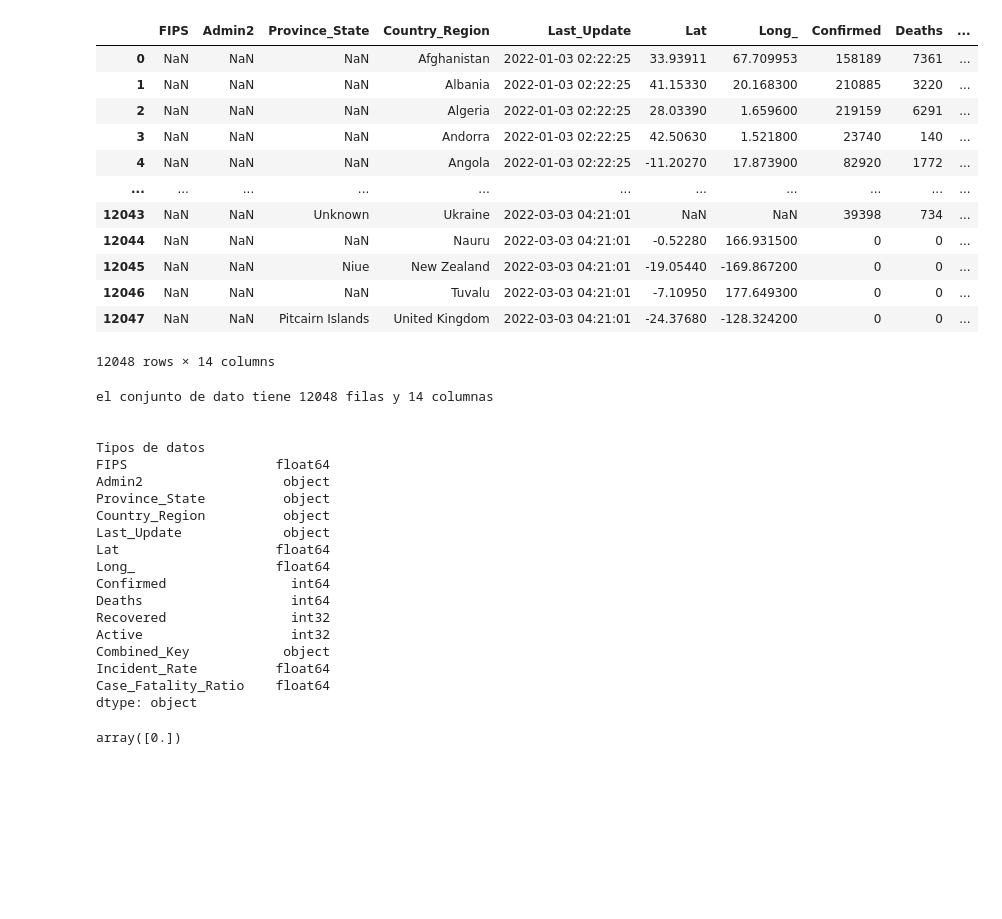
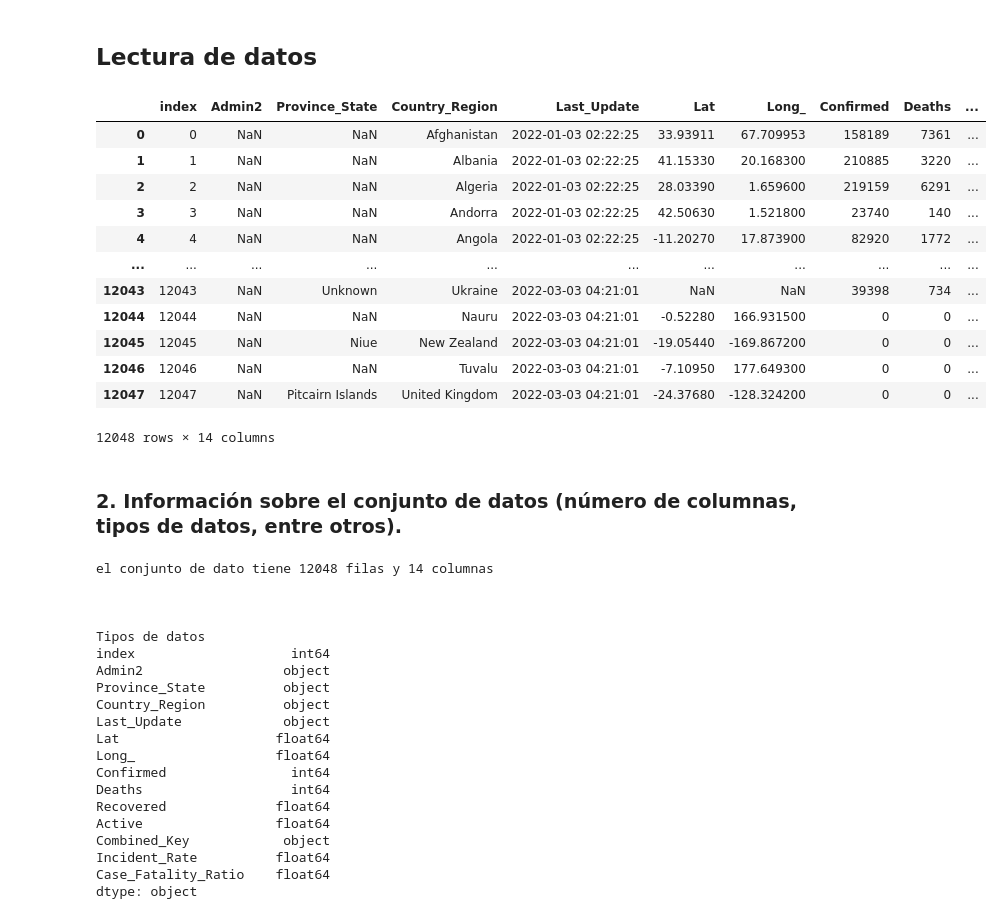
Before and after one commit to AlexisPV/Proyecto_Gestion_datos, a Jupyter notebook: Pinto_gestion.ipynb, the cells around one changed output. Drawn from its saved outputs; the diff is of its cells as text; code cells hidden in the pictures; blank space fills up the shorter version.

```diff
--- a/Pinto_gestion.ipynb
+++ b/Pinto_gestion.ipynb
@@ -4,72 +4,72 @@ import numpy as np
 import datetime
 from datetime import datetime, timedelta
 import pandas as pd
+# %% [markdown]
+## Lectura de datos
 # %%
 
 
 # Obtener la fecha de inicio del usuario
 #fecha_inicio_str = input("Ingrese la fecha de inicio (DD-MM-YYYY): ")
 #fecha_inicio = datetime.strptime(fecha_inicio_str, "%d-%m-%Y")
 
 # Obtener la fecha de fin del usuario
 #fecha_fin_str = input("Ingrese la fecha de fin (DD-MM-YYYY): ")
 #fecha_fin = datetime.strptime(fecha_fin_str, "%d-%m-%Y")
 
 # Definir las dos fechas de inicio y fin
 fecha_inicio = datetime(2022, 2, 1)
 fecha_fin = datetime(2022, 2, 3)
 
 # obtener primera fecha
 link = "https://raw.githubusercontent.com/CSSEGISandData/COVID-19/master/csse_covid_19_data/csse_covid_19_daily_reports/"+fecha_inicio.strftime("%d-%m-%Y")+".csv"
 df = pd.read_csv(link, index_col=0)
 
 # sumar un dia
 fecha_inicio += timedelta(days=1)
 
 # Recorrer todas las fechas en el intervalo
 while fecha_inicio <= fecha_fin:
 
     link = "https://raw.githubusercontent.com/CSSEGISandData/COVID-19/master/csse_covid_19_data/csse_covid_19_daily_reports/"+fecha_inicio.strftime("%d-%m-%Y")+".csv"
     df2 = pd.read_csv(link,index_col=0)
-    df = pd.concat([df,df2])
+    df = pd.concat([df,df2],ignore_index=True)
     fecha_inicio += timedelta(days=1)
 
 df.reset_index(inplace=True)
 df
 # %% [output]
-|  | FIPS | Admin2 | Province_State | Country_Region | Last_Update | Lat | Long_ | Confirmed | Deaths | ... |
-| 0 | NaN | NaN | NaN | Afghanistan | 2022-01-03 02:22:25 | 33.93911 | 67.709953 | 158189 | 7361 | ... |
-| 1 | NaN | NaN | NaN | Albania | 2022-01-03 02:22:25 | 41.15330 | 20.168300 | 210885 | 3220 | ... |
-| 2 | NaN | NaN | NaN | Algeria | 2022-01-03 02:22:25 | 28.03390 | 1.659600 | 219159 | 6291 | ... |
-| 3 | NaN | NaN | NaN | Andorra | 2022-01-03 02:22:25 | 42.50630 | 1.521800 | 23740 | 140 | ... |
-| 4 | NaN | NaN | NaN | Angola | 2022-01-03 02:22:25 | -11.20270 | 17.873900 | 82920 | 1772 | ... |
+|  | index | Admin2 | Province_State | Country_Region | Last_Update | Lat | Long_ | Confirmed | Deaths | ... |
+| 0 | 0 | NaN | NaN | Afghanistan | 2022-01-03 02:22:25 | 33.93911 | 67.709953 | 158189 | 7361 | ... |
+| 1 | 1 | NaN | NaN | Albania | 2022-01-03 02:22:25 | 41.15330 | 20.168300 | 210885 | 3220 | ... |
+| 2 | 2 | NaN | NaN | Algeria | 2022-01-03 02:22:25 | 28.03390 | 1.659600 | 219159 | 6291 | ... |
+| 3 | 3 | NaN | NaN | Andorra | 2022-01-03 02:22:25 | 42.50630 | 1.521800 | 23740 | 140 | ... |
+| 4 | 4 | NaN | NaN | Angola | 2022-01-03 02:22:25 | -11.20270 | 17.873900 | 82920 | 1772 | ... |
 | ... | ... | ... | ... | ... | ... | ... | ... | ... | ... | ... |
-| 12043 | NaN | NaN | Unknown | Ukraine | 2022-03-03 04:21:01 | NaN | NaN | 39398 | 734 | ... |
-| 12044 | NaN | NaN | NaN | Nauru | 2022-03-03 04:21:01 | -0.52280 | 166.931500 | 0 | 0 | ... |
-| 12045 | NaN | NaN | Niue | New Zealand | 2022-03-03 04:21:01 | -19.05440 | -169.867200 | 0 | 0 | ... |
-| 12046 | NaN | NaN | NaN | Tuvalu | 2022-03-03 04:21:01 | -7.10950 | 177.649300 | 0 | 0 | ... |
-| 12047 | NaN | NaN | Pitcairn Islands | United Kingdom | 2022-03-03 04:21:01 | -24.37680 | -128.324200 | 0 | 0 | ... |
+| 12043 | 12043 | NaN | Unknown | Ukraine | 2022-03-03 04:21:01 | NaN | NaN | 39398 | 734 | ... |
+| 12044 | 12044 | NaN | NaN | Nauru | 2022-03-03 04:21:01 | -0.52280 | 166.931500 | 0 | 0 | ... |
+| 12045 | 12045 | NaN | Niue | New Zealand | 2022-03-03 04:21:01 | -19.05440 | -169.867200 | 0 | 0 | ... |
+| 12046 | 12046 | NaN | NaN | Tuvalu | 2022-03-03 04:21:01 | -7.10950 | 177.649300 | 0 | 0 | ... |
+| 12047 | 12047 | NaN | Pitcairn Islands | United Kingdom | 2022-03-03 04:21:01 | -24.37680 | -128.324200 | 0 | 0 | ... |
 12048 rows × 14 columns
+# %% [markdown]
+### 2. Información sobre el conjunto de datos (número de columnas, tipos de datos, entre otros).
 # %%
 filas = str(df.shape[0])
 columna = str(df.shape[1])
 
-df[["Active","Recovered"]] = df[["Active","Recovered"]].astype("int")
+print("el conjunto de dato tiene "+filas+" filas y "+columna+" columnas")
+print("\n\n")
 
-
-print("el conjunto de dato tiene "+filas+" filas y "+columna+" columnas")
-print("")
-
-print("")
 print("Tipos de datos")
 print(df.dtypes)
-print("")
 # %% [output]
 el conjunto de dato tiene 12048 filas y 14 columnas
 
 
+
 Tipos de datos
-FIPS                   float64
+index                    int64
 Admin2                  object
 Province_State          object
 Country_Region          object
@@ -78,13 +78,9 @@ Lat                    float64
 Long_                  float64
 Confirmed                int64
 Deaths                   int64
-Recovered                int32
-Active                   int32
+Recovered              float64
+Active                 float64
 Combined_Key            object
 Incident_Rate          float64
 Case_Fatality_Ratio    float64
 dtype: object
-# %%
-df["Recovered"].unique()
-# %% [output]
-array([0.])
```
Also changed, not shown: parts of 15 cells of this notebook.
